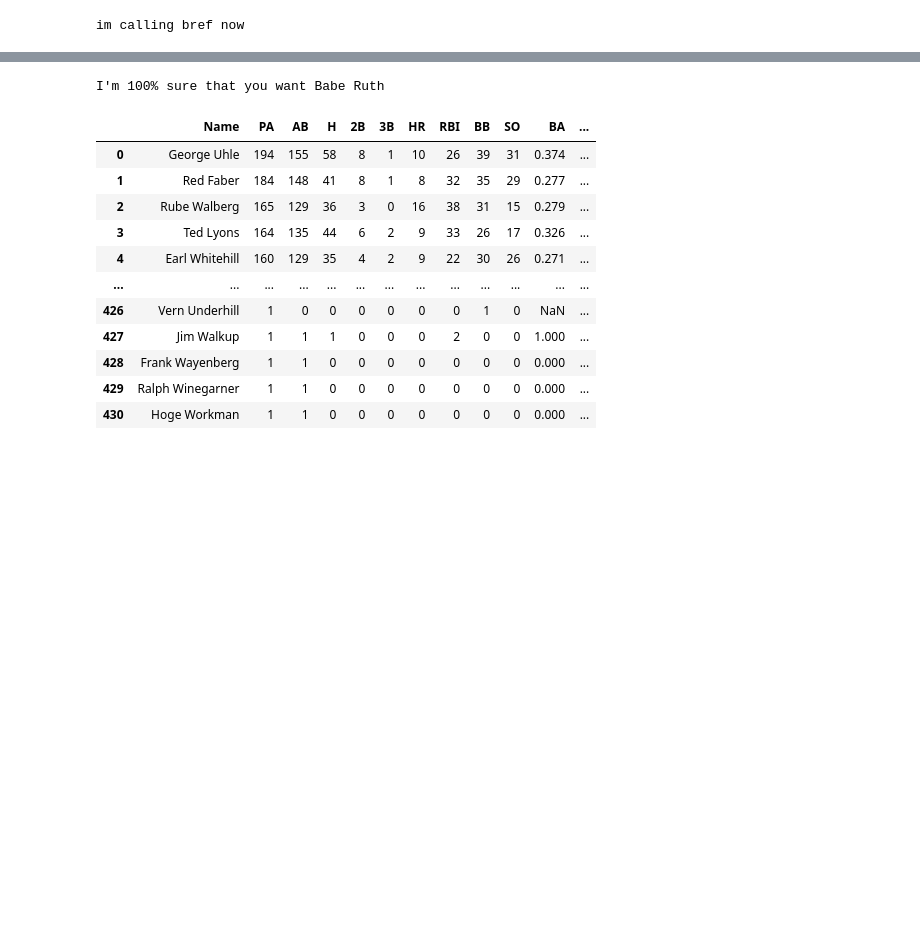
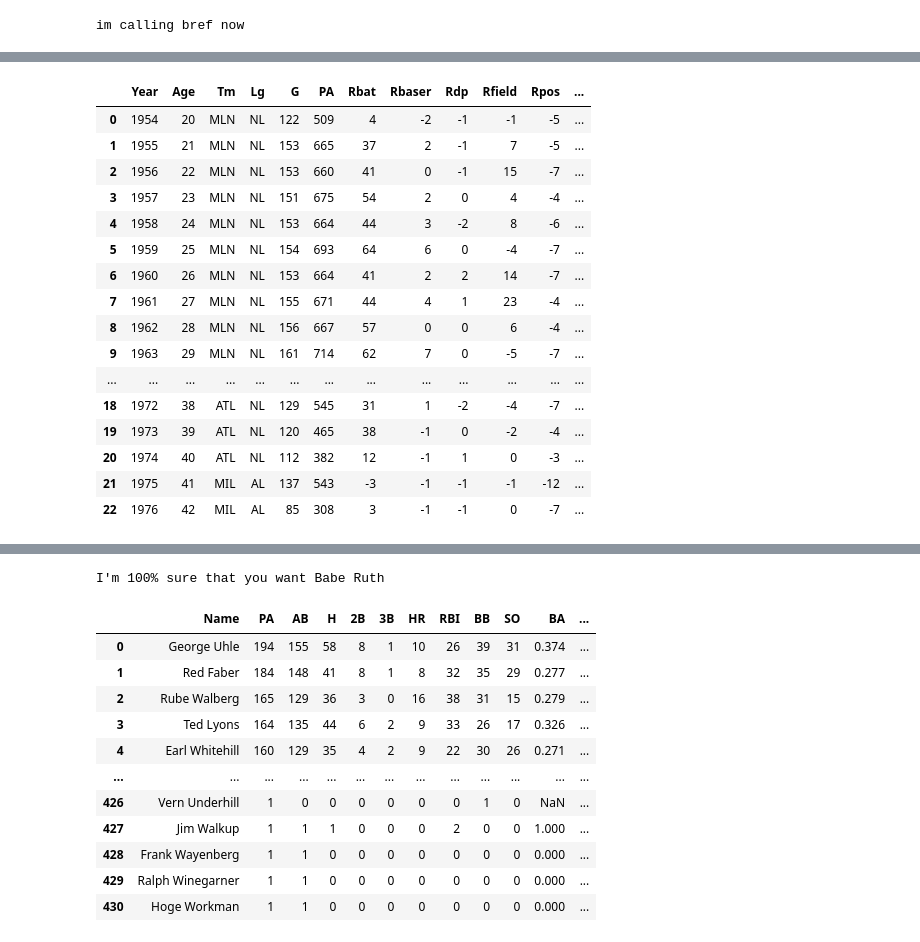
Before and after one commit to double-dose-larry/sportsref, a Jupyter notebook: test_players.ipynb, the cells around one changed output, grey strips where cells are left out. Saved outputs shown, nothing was run; the diff lists cells and outputs as text; code cells hidden in the pictures; blank space fills up the shorter version.

Commit message:
adds better data parsing and caching to br player overview

```diff
--- a/test_players.ipynb
+++ b/test_players.ipynb
@@ -39 +27,21 @@ I'm 100% sure that you want Hank Aaron
+# %%
+aaron.overview('batting_value')
+# %% [output]
+|  | Year | Age | Tm | Lg | G | PA | Rbat | Rbaser | Rdp | Rfield | Rpos | ... |
+| 0 | 1954 | 20 | MLN | NL | 122 | 509 | 4 | -2 | -1 | -1 | -5 | ... |
+| 1 | 1955 | 21 | MLN | NL | 153 | 665 | 37 | 2 | -1 | 7 | -5 | ... |
+| 2 | 1956 | 22 | MLN | NL | 153 | 660 | 41 | 0 | -1 | 15 | -7 | ... |
+| 3 | 1957 | 23 | MLN | NL | 151 | 675 | 54 | 2 | 0 | 4 | -4 | ... |
+| 4 | 1958 | 24 | MLN | NL | 153 | 664 | 44 | 3 | -2 | 8 | -6 | ... |
+| 5 | 1959 | 25 | MLN | NL | 154 | 693 | 64 | 6 | 0 | -4 | -7 | ... |
+| 6 | 1960 | 26 | MLN | NL | 153 | 664 | 41 | 2 | 2 | 14 | -7 | ... |
+| 7 | 1961 | 27 | MLN | NL | 155 | 671 | 44 | 4 | 1 | 23 | -4 | ... |
+| 8 | 1962 | 28 | MLN | NL | 156 | 667 | 57 | 0 | 0 | 6 | -4 | ... |
+| 9 | 1963 | 29 | MLN | NL | 161 | 714 | 62 | 7 | 0 | -5 | -7 | ... |
+| ... | ... | ... | ... | ... | ... | ... | ... | ... | ... | ... | ... | ... |
+| 18 | 1972 | 38 | ATL | NL | 129 | 545 | 31 | 1 | -2 | -4 | -7 | ... |
+| 19 | 1973 | 39 | ATL | NL | 120 | 465 | 38 | -1 | 0 | -2 | -4 | ... |
+| 20 | 1974 | 40 | ATL | NL | 112 | 382 | 12 | -1 | 1 | 0 | -3 | ... |
+| 21 | 1975 | 41 | MIL | AL | 137 | 543 | -3 | -1 | -1 | -1 | -12 | ... |
+| 22 | 1976 | 42 | MIL | AL | 85 | 308 | 3 | -1 | -1 | 0 | -7 | ... |
 # %%
```
Also changed, not shown: parts of 11 cells of this notebook, 3 other files.
